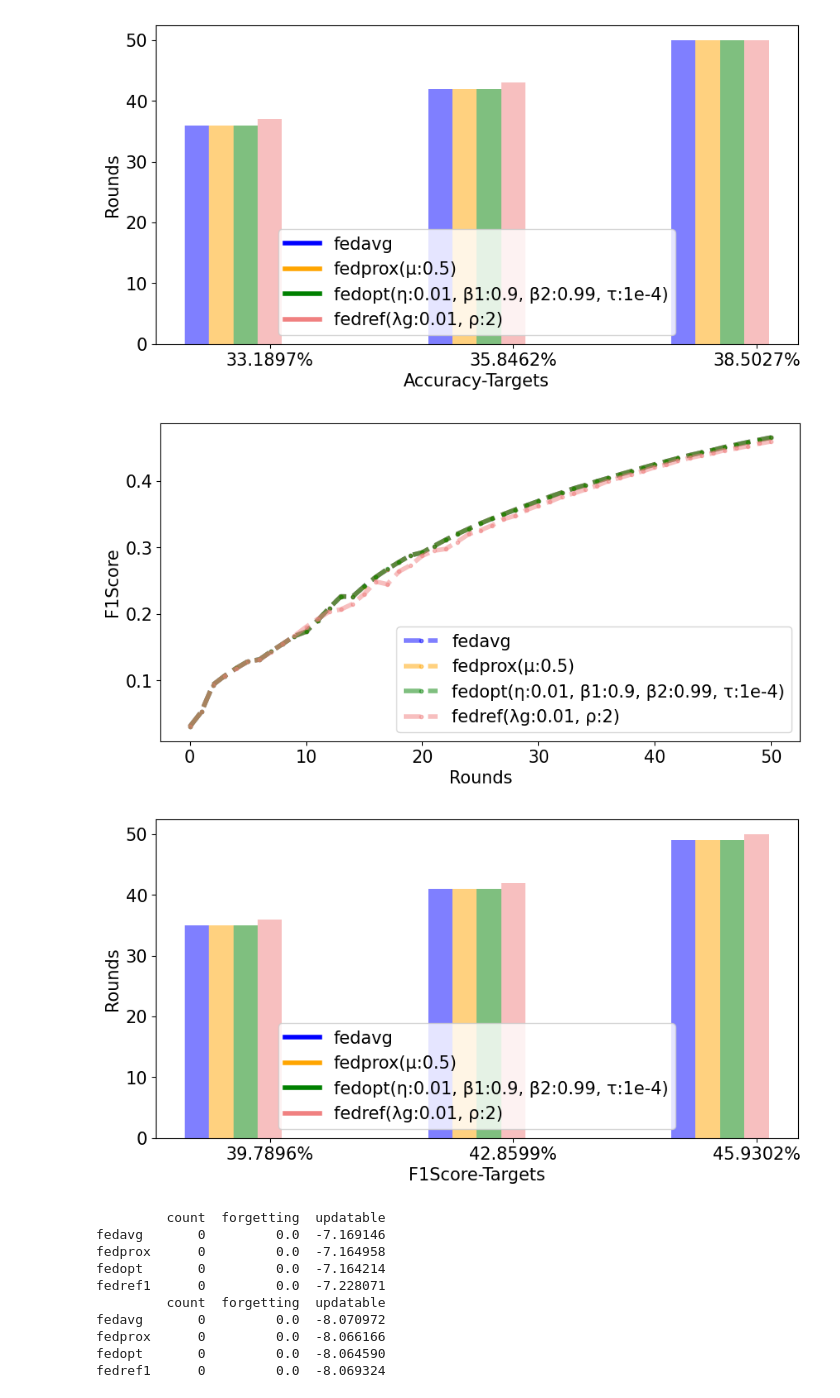
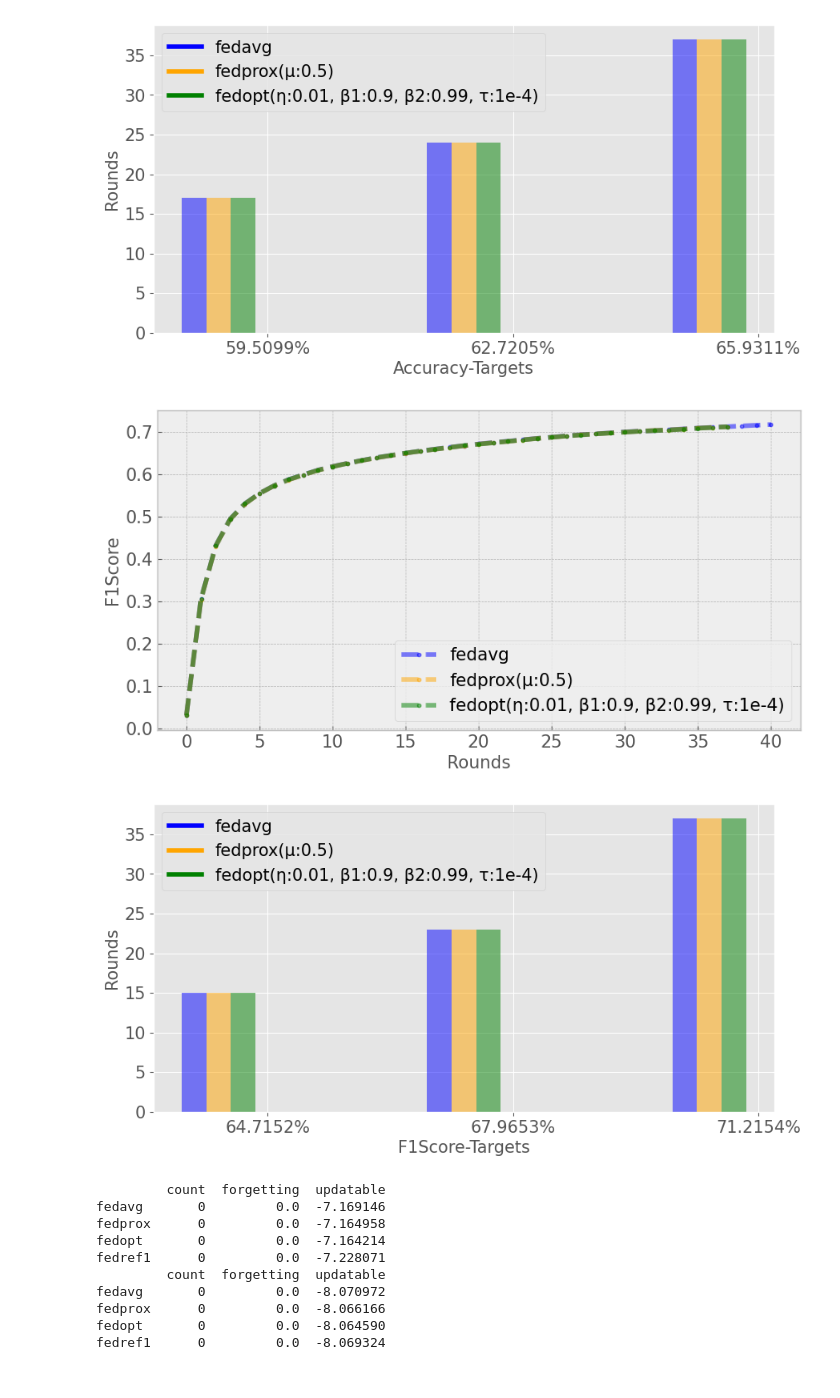
Before and after one commit to TaehwanY98/Fed-Ref, a Jupyter notebook: 1.FEMNIST.ipynb, the cells around one changed output. Drawn from its saved outputs; the diff is of its cells as text; code cells hidden in the pictures.

```diff
--- a/1.FEMNIST.ipynb
+++ b/1.FEMNIST.ipynb
@@ -79,11 +82,11 @@ def ploting(fedavg, fedprox, fedref, title="MNIST Classification", metric="loss"
 # %%
 n = 51
 # %%
-fedavg = pd.read_csv("Result/fedavg/normal/fedavg_femnist.csv")
-fedprox = pd.read_csv("Result/fedprox/normal/fedprox_femnist.csv")
-fedopt = pd.read_csv("Result/fedopt/normal/fedopt_femnist.csv")
+fedavg = pd.read_csv("Result/fedavg/fedavg_femnist.csv")
+fedprox = pd.read_csv("Result/fedprox/fedprox_femnist.csv")
+fedopt = pd.read_csv("Result/fedopt/fedopt_femnist.csv")
 fedref = [{**fedopt.to_dict("series"), **{"label":"fedopt(η:0.01, β1:0.9, β2:0.99, τ:1e-4)"}},
-    {**pd.read_csv("./Result/fedref/normal/fedref_femnist_lda10.1_p2.csv").to_dict("series"), **{"label":"fedref(λg:0.01, ρ:2)"}},
+    # {**pd.read_csv("./Result/fedref/normal/fedref_femnist_lda10.1_p2.csv").to_dict("series"), **{"label":"fedref(λg:0.01, ρ:2)"}},
     ]
 loss_std = max([fedavg["loss"][:n].min()]+[fedprox["loss"][:n].min()]+[min(l["loss"][:n]) for i,l in enumerate(fedref)])
 loss_std2 = abs(sum([l["loss"].std() for i,l in enumerate(fedref)])/(len(fedref)))
@@ -104,6 +107,6 @@ ploting(fedavg, fedprox, fedref, title="FEMNIST Classification", metric="f1score
-[figure, old version]
+[figure, new version]
-[figure, old version]
+[figure, new version]
-[figure, old version]
+[figure, new version]
 # %%
 import pandas as pd
 import numpy as np
```
Also changed, not shown: parts of 2 cells of this notebook, 4 other files.
